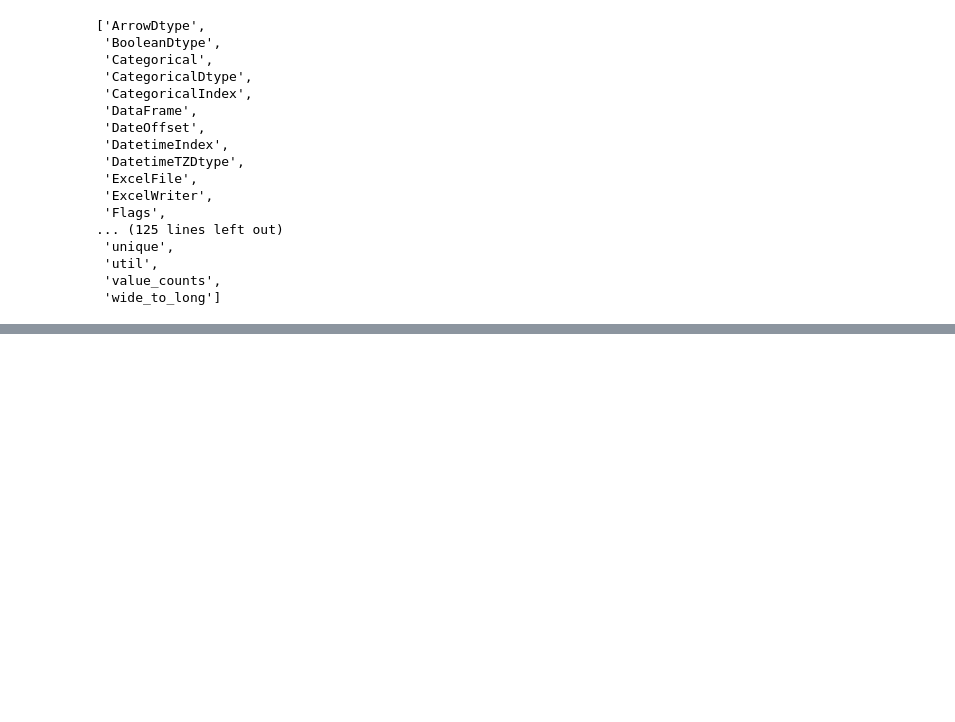
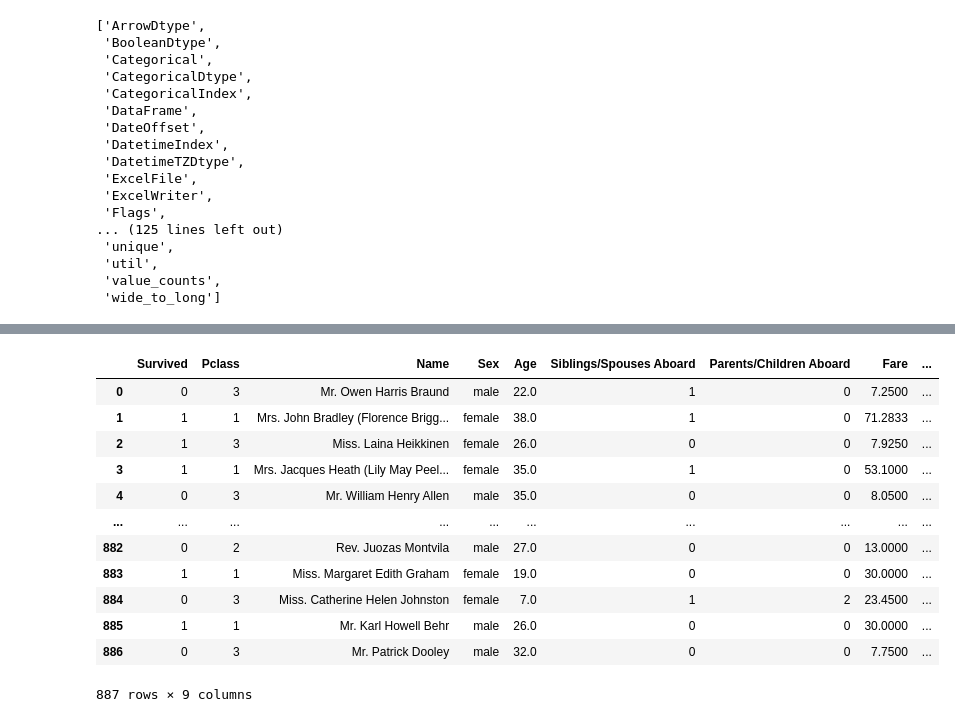
Before and after one commit to rkorzen/pdi, a Jupyter notebook: PrzetwarzanieDanych.ipynb, the cells around one changed output, grey strips where cells are left out. Cells and saved outputs as stored; diff of their text form; code cells hidden in the pictures; blank space fills up the shorter version.

```diff
--- a/PrzetwarzanieDanych.ipynb
+++ b/PrzetwarzanieDanych.ipynb
@@ -256,0 +562,4 @@ dir(pd)
+# %%
+# optymalizacja pamieci
+
+url = "http://web.stanford.edu/class/archive/cs/cs109/cs109.1166/stuff/titanic.csv"
@@ -256,0 +678,16 @@ dir(pd)
+# %%
+df
+# %% [output]
+|  | Survived | Pclass | Name | Sex | Age | Siblings/Spouses Aboard | Parents/Children Aboard | Fare | ... |
+| 0 | 0 | 3 | Mr. Owen Harris Braund | male | 22.0 | 1 | 0 | 7.2500 | ... |
+| 1 | 1 | 1 | Mrs. John Bradley (Florence Brigg... | female | 38.0 | 1 | 0 | 71.2833 | ... |
+| 2 | 1 | 3 | Miss. Laina Heikkinen | female | 26.0 | 0 | 0 | 7.9250 | ... |
+| 3 | 1 | 1 | Mrs. Jacques Heath (Lily May Peel... | female | 35.0 | 1 | 0 | 53.1000 | ... |
+| 4 | 0 | 3 | Mr. William Henry Allen | male | 35.0 | 0 | 0 | 8.0500 | ... |
+| ... | ... | ... | ... | ... | ... | ... | ... | ... | ... |
+| 882 | 0 | 2 | Rev. Juozas Montvila | male | 27.0 | 0 | 0 | 13.0000 | ... |
+| 883 | 1 | 1 | Miss. Margaret Edith Graham | female | 19.0 | 0 | 0 | 30.0000 | ... |
+| 884 | 0 | 3 | Miss. Catherine Helen Johnston | female | 7.0 | 1 | 2 | 23.4500 | ... |
+| 885 | 1 | 1 | Mr. Karl Howell Behr | male | 26.0 | 0 | 0 | 30.0000 | ... |
+| 886 | 0 | 3 | Mr. Patrick Dooley | male | 32.0 | 0 | 0 | 7.7500 | ... |
+887 rows × 9 columns
```
Also changed, not shown: parts of 77 cells of this notebook.
